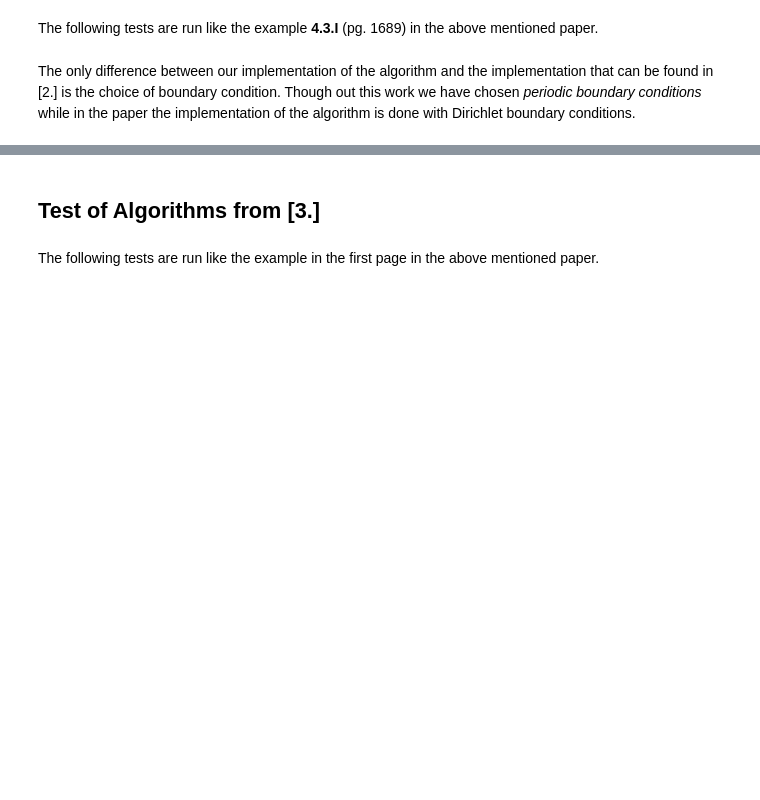
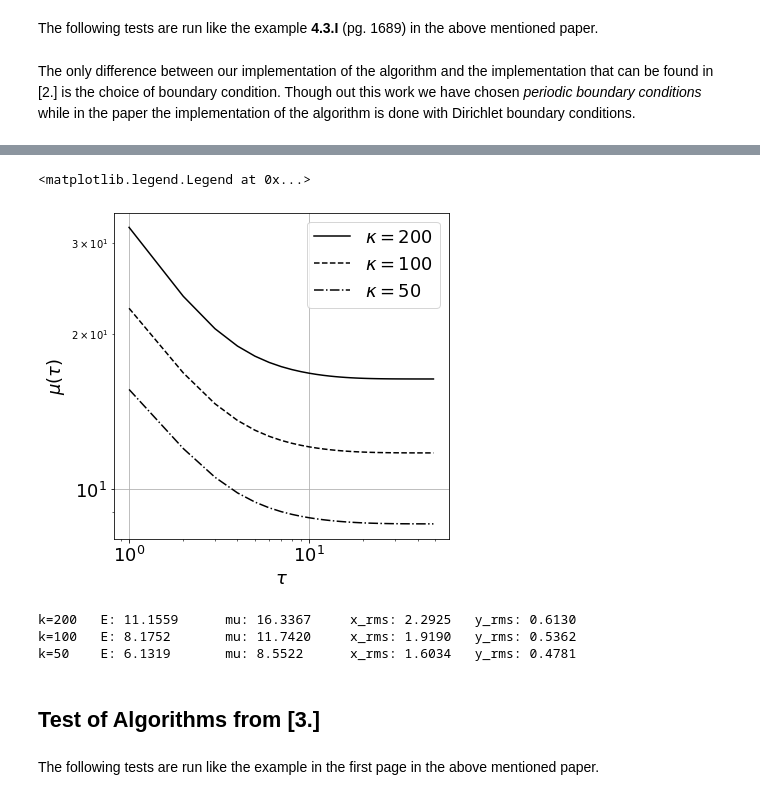
Before and after one commit to mvilucchio/BEC_TSSP, a Jupyter notebook: final_notebook.ipynb, the cells around one changed output, grey strips where cells are left out. Drawn from its saved outputs; the diff is of its cells as text; code cells hidden in the pictures; blank space fills up the shorter version.

```diff
--- a/final_notebook.ipynb
+++ b/final_notebook.ipynb
@@ -159,0 +298,22 @@ print("E: {:.4f} \tmu: {:.4f} \tx_rms: {:.4f} \ty_rms: {:.4f}".format(E[-1], mu_
+# %%
+conv_mu_fig = plane_plotter([t[1:int(len(t)/4)], t_2[1:int(len(t_2)/4)], t_3[1:int(len(t_3)/4)]],
+                               [mu_g[1:int(len(t)/4)], mu_g_2[1:int(len(t_2)/4)], mu_g_3[1:int(len(t_3)/4)]],
+                               x_label=r'$\tau$', y_label=r'$\mu(\tau)$', show_plot=False)
+
+conv_mu_ax = conv_mu_fig.gca()
+
+for tick in conv_mu_ax.xaxis.get_major_ticks():
+                tick.label.set_fontsize(18)
+for tick in conv_mu_ax.yaxis.get_major_ticks():
+                tick.label.set_fontsize(18)
+conv_mu_ax.xaxis.label.set_fontsize(18)
+conv_mu_ax.yaxis.label.set_fontsize(18)
+conv_mu_ax.title.set_fontsize(18)
+
+conv_mu_ax.set_xscale('log')
+conv_mu_ax.set_yscale('log')
+
+conv_mu_ax.legend((r'$\kappa=200$', r'$\kappa=100$', r'$\kappa=50$', r'$\kappa=25$'), prop={'size': 18})
+# %% [output]
+<matplotlib.legend.Legend at 0x...>
+[figure, added]
@@ -160,3 +323,11 @@ print("E: {:.4f} \tmu: {:.4f} \tx_rms: {:.4f} \ty_rms: {:.4f}".format(E[-1], mu_
+# %%
+print("k=200\tE: {:.4f} \tmu: {:.4f} \tx_rms: {:.4f} \ty_rms: {:.4f}".format(E[-1], mu_g[-1], x_rms[-1], y_rms[-1]))
+print("k=100\tE: {:.4f} \tmu: {:.4f} \tx_rms: {:.4f} \ty_rms: {:.4f}".format(E_2[-1], mu_g_2[-1], x_rms_2[-1], y_rms_2[-1]))
+print("k=50\tE: {:.4f} \tmu: {:.4f} \tx_rms: {:.4f} \ty_rms: {:.4f}".format(E_3[-1], mu_g_3[-1], x_rms_3[-1], y_rms_3[-1]))
+# %% [output]
+k=200   E: 11.1559      mu: 16.3367     x_rms: 2.2925   y_rms: 0.6130
+k=100   E: 8.1752       mu: 11.7420     x_rms: 1.9190   y_rms: 0.5362
+k=50    E: 6.1319       mu: 8.5522      x_rms: 1.6034   y_rms: 0.4781
 # %% [markdown]
 ## Test of Algorithms from [3.]
 # %% [markdown]
```
Also changed, not shown: parts of 49 cells of this notebook.
